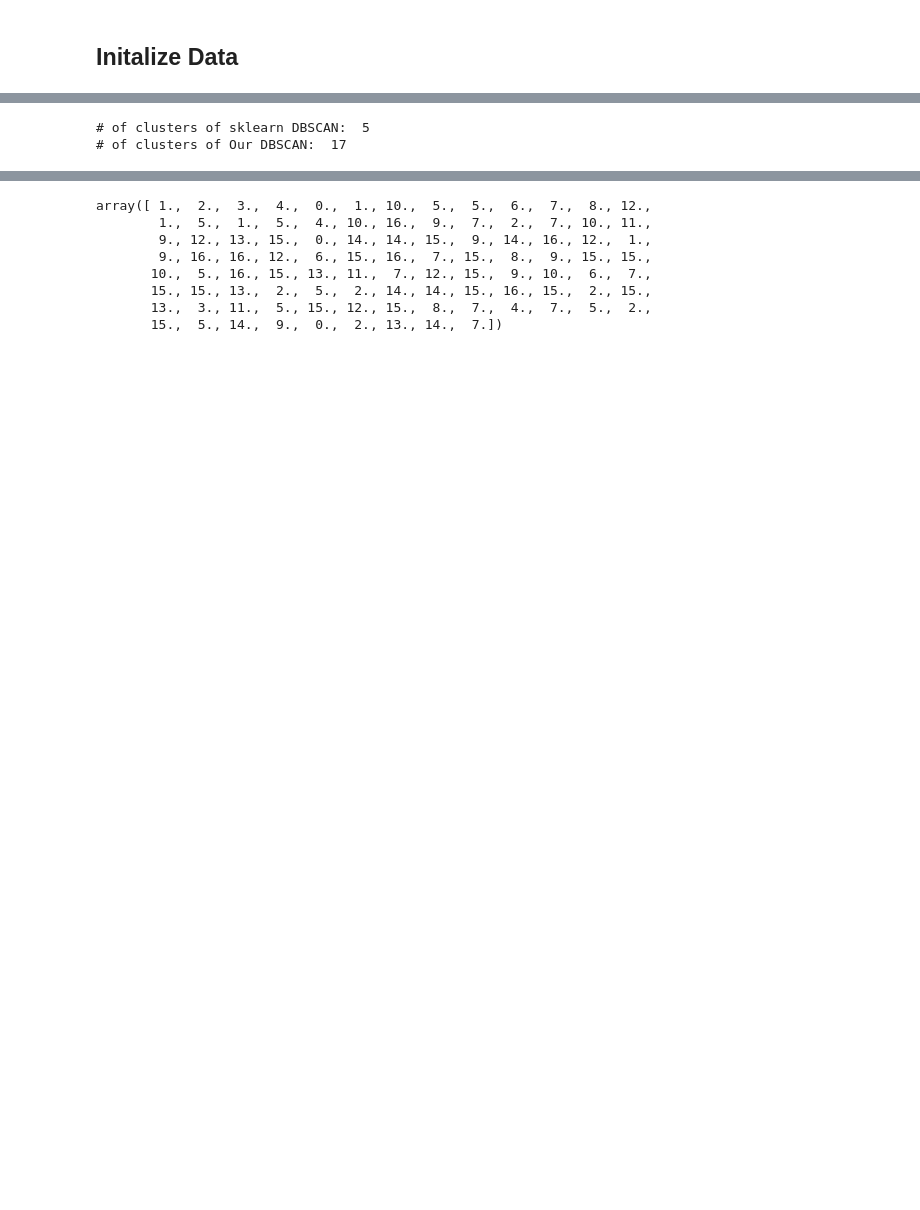
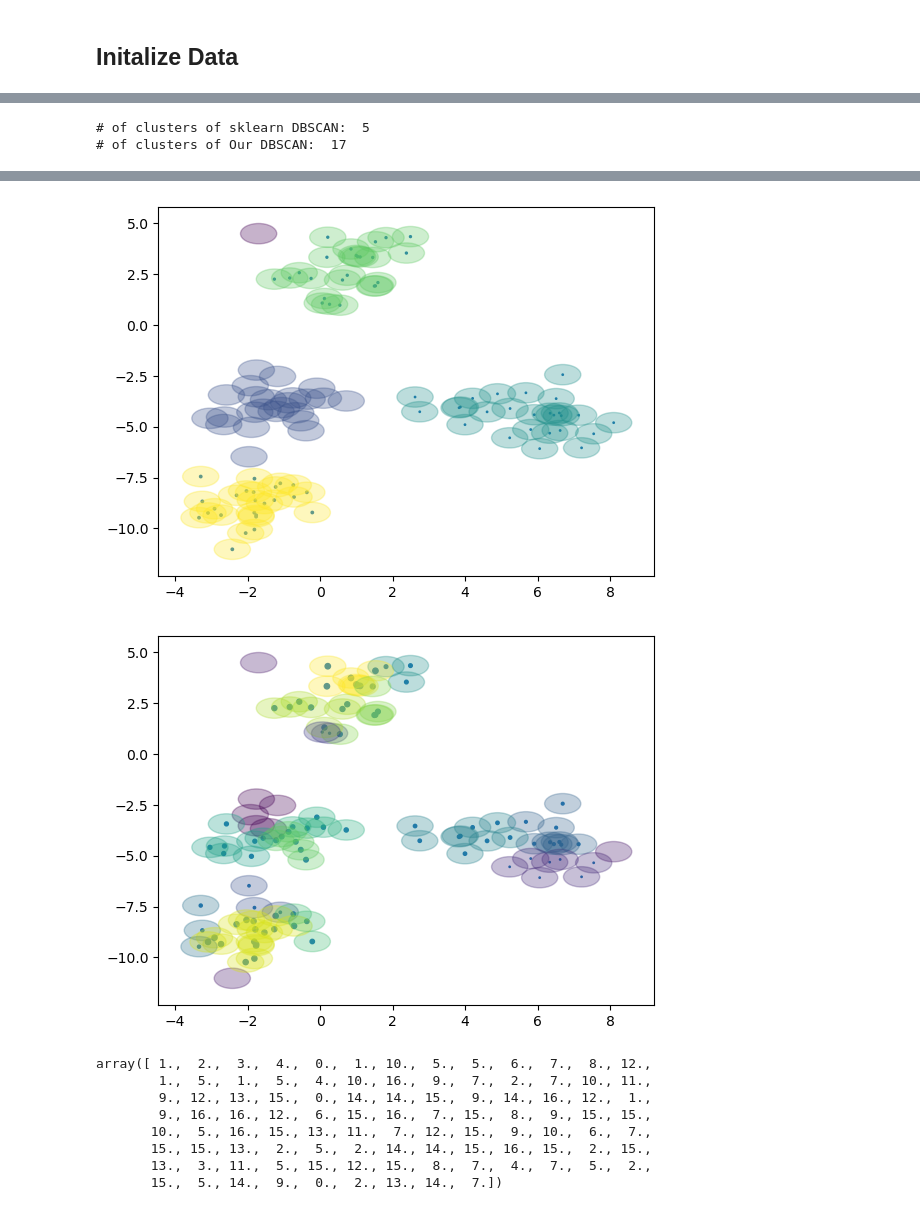
Before and after one commit to UltraArceus3/dbscan-implementation, a Jupyter notebook: dbscan.ipynb, the cells around one changed output, grey strips where cells are left out. Drawn from its saved outputs; the diff is of its cells as text; code cells hidden in the pictures; blank space fills up the shorter version.

```diff
--- a/dbscan.ipynb
+++ b/dbscan.ipynb
@@ -22,17 +67,23 @@ db_sk = skDBSCAN(eps=eps, min_samples=min_samples).fit(data[0])
 # %%
 fig, ax  = plt.subplots(1, 2, figsize=(12, 6))
 
 ax[0].scatter(data[0][:,0], data[0][:,1], c=db_sk.labels_, cmap='coolwarm')
 ax[0].set_title('sklearn DBSCAN')
 print("# of clusters of sklearn DBSCAN: ", len(np.unique(db_sk.labels_)))
 
 ax[1].scatter(data[0][:,0], data[0][:,1], c=db_result, cmap='coolwarm')
 ax[1].set_title('Our DBSCAN')
 print("# of clusters of Our DBSCAN: ", len(np.unique(db_result)))
+
+
+graphWithRadius(db_sk.labels_)
+graphWithRadius(db_result)
 # %% [output]
 # of clusters of sklearn DBSCAN:  5
 # of clusters of Our DBSCAN:  17
 [figure]
+[figure, added]
+[figure, added]
 # %%
 db_result
 # %% [output]
```
Also changed, not shown: parts of 6 cells of this notebook.
